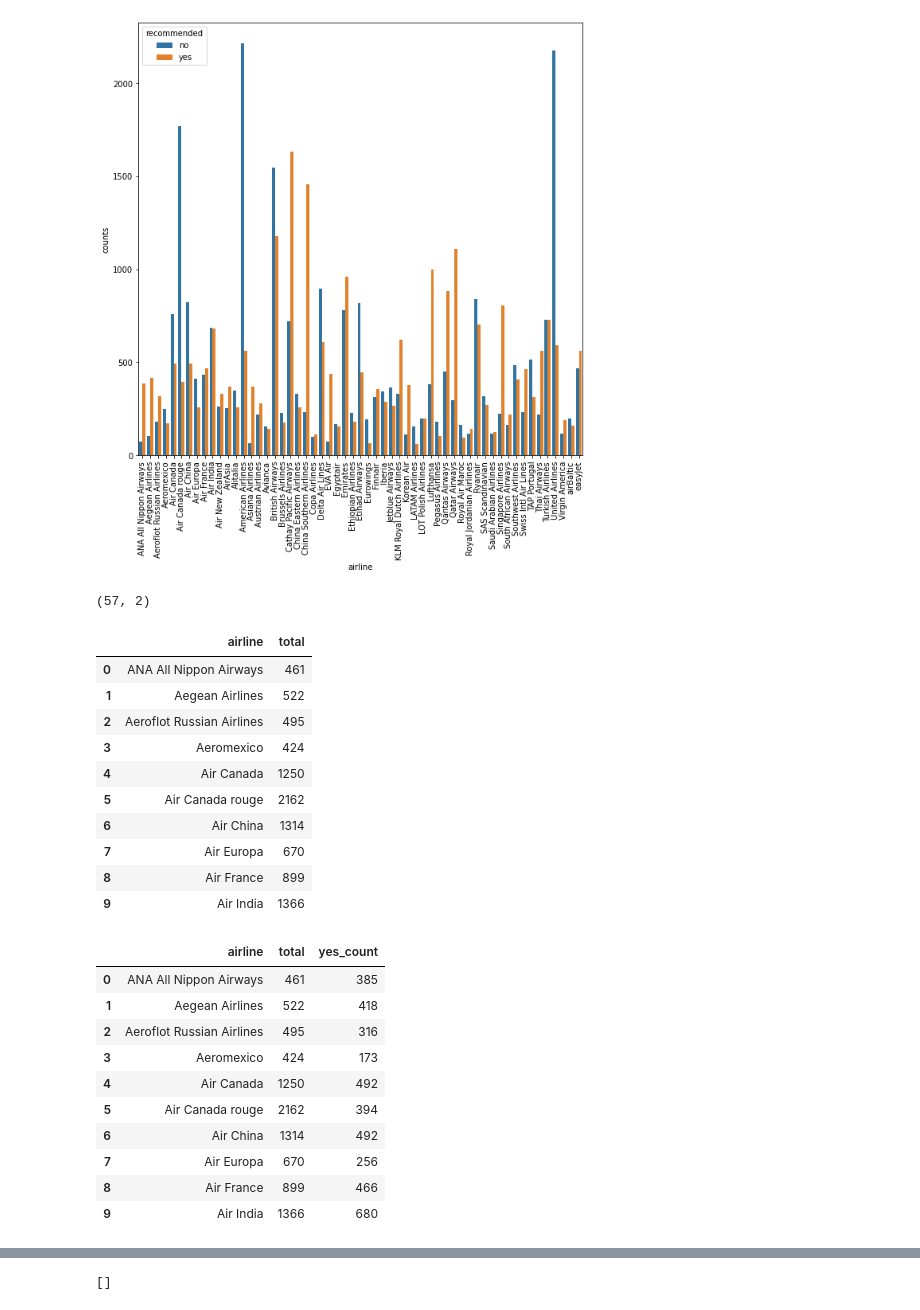
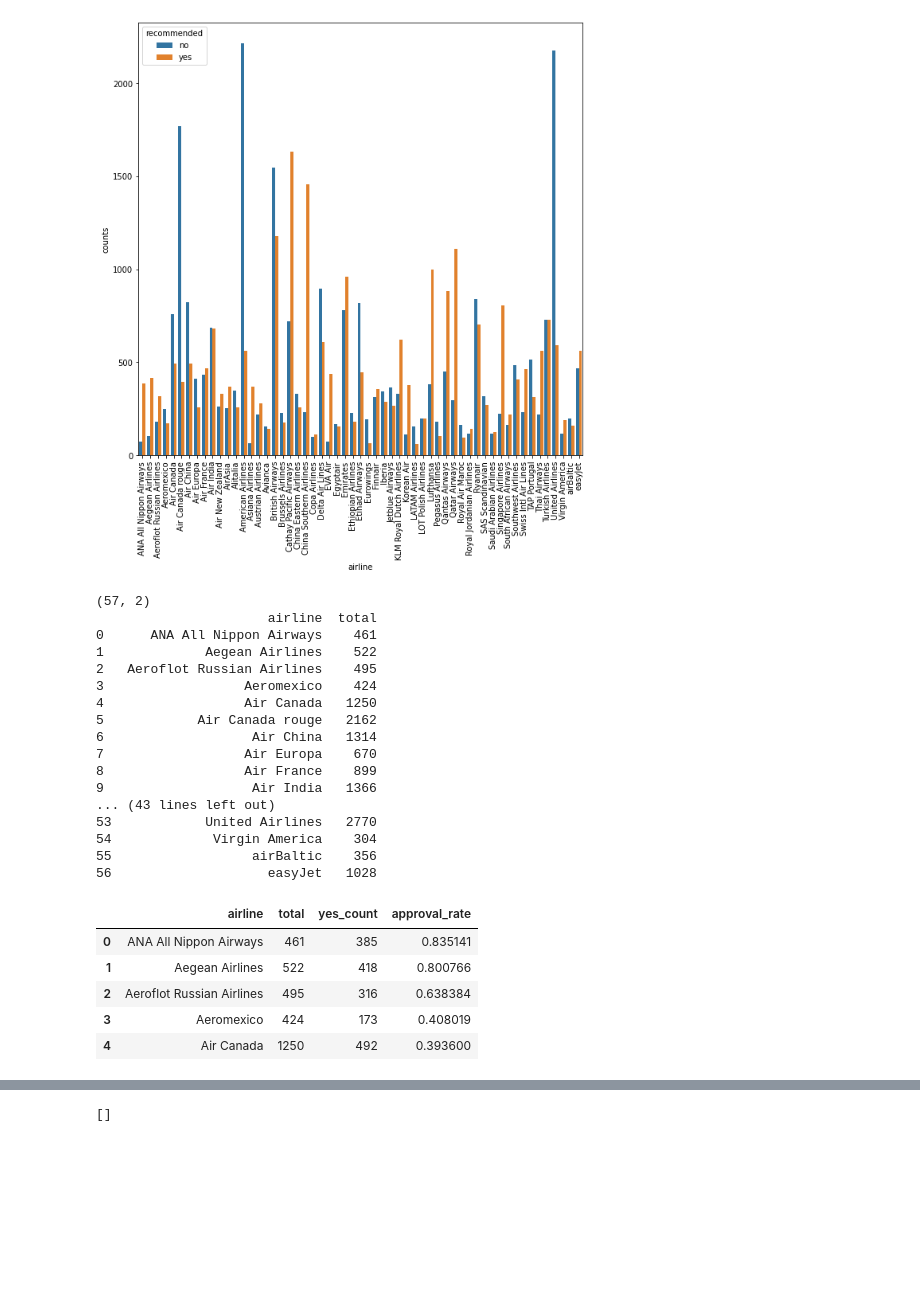
Before and after one commit to ydv1412/airline_review_classification, a Jupyter notebook: airline_review_classification.ipynb, the cells around one changed output, grey strips where cells are left out. Saved outputs shown, nothing was run; the diff lists cells and outputs as text; code cells hidden in the pictures; blank space fills up the shorter version.

```diff
--- a/airline_review_classification.ipynb
+++ b/airline_review_classification.ipynb
@@ -72,22 +86,26 @@ plt.show()
 # %% [output]
 [figure]
 # %%
-df_approval = df_3.groupby(by = 'airline')['counts'].sum().reset_index(name = 'total')
+df_approval = df_3.groupby(by = 'airline')['counts'].sum().reset_index(name = 'total')    #### counting total number of flghts per airline
 print(df_approval.shape)
-df_approval.head(10)
-
+print(df_approval)
 # df_approval['percentage'] = df_approval.apply(lambda x: (df[df_3['airline']==x[0] and df_3['recommended']=='yes']['counts'])/x['total'])
 # %% [output]
 (57, 2)
+                      airline  total
+0      ANA All Nippon Airways    461
+1             Aegean Airlines    522
+2   Aeroflot Russian Airlines    495
+3                  Aeromexico    424
+4                  Air Canada   1250
+5            Air Canada rouge   2162
+6                   Air China   1314
+7                  Air Europa    670
+8                  Air France    899
+9                   Air India   1366
+... (43 lines left out)
+53            United Airlines   2770
+54             Virgin America    304
+55                  airBaltic    356
+56                    easyJet   1028
-|  | airline | total |
-| 0 | ANA All Nippon Airways | 461 |
-| 1 | Aegean Airlines | 522 |
-| 2 | Aeroflot Russian Airlines | 495 |
-| 3 | Aeromexico | 424 |
-| 4 | Air Canada | 1250 |
-| 5 | Air Canada rouge | 2162 |
-| 6 | Air China | 1314 |
-| 7 | Air Europa | 670 |
-| 8 | Air France | 899 |
-| 9 | Air India | 1366 |
 # %%
@@ -96,14 +116,9 @@ df_approval['yes_count'] = t
 # %%
-df_approval.head(10)
+df_approval.head(5)
 # %% [output]
-|  | airline | total | yes_count |
-| 0 | ANA All Nippon Airways | 461 | 385 |
-| 1 | Aegean Airlines | 522 | 418 |
-| 2 | Aeroflot Russian Airlines | 495 | 316 |
-| 3 | Aeromexico | 424 | 173 |
-| 4 | Air Canada | 1250 | 492 |
-| 5 | Air Canada rouge | 2162 | 394 |
-| 6 | Air China | 1314 | 492 |
-| 7 | Air Europa | 670 | 256 |
-| 8 | Air France | 899 | 466 |
-| 9 | Air India | 1366 | 680 |
+|  | airline | total | yes_count | approval_rate |
+| 0 | ANA All Nippon Airways | 461 | 385 | 0.835141 |
+| 1 | Aegean Airlines | 522 | 418 | 0.800766 |
+| 2 | Aeroflot Russian Airlines | 495 | 316 | 0.638384 |
+| 3 | Aeromexico | 424 | 173 | 0.408019 |
+| 4 | Air Canada | 1250 | 492 | 0.393600 |
```
Also changed, not shown: parts of 116 cells of this notebook.
